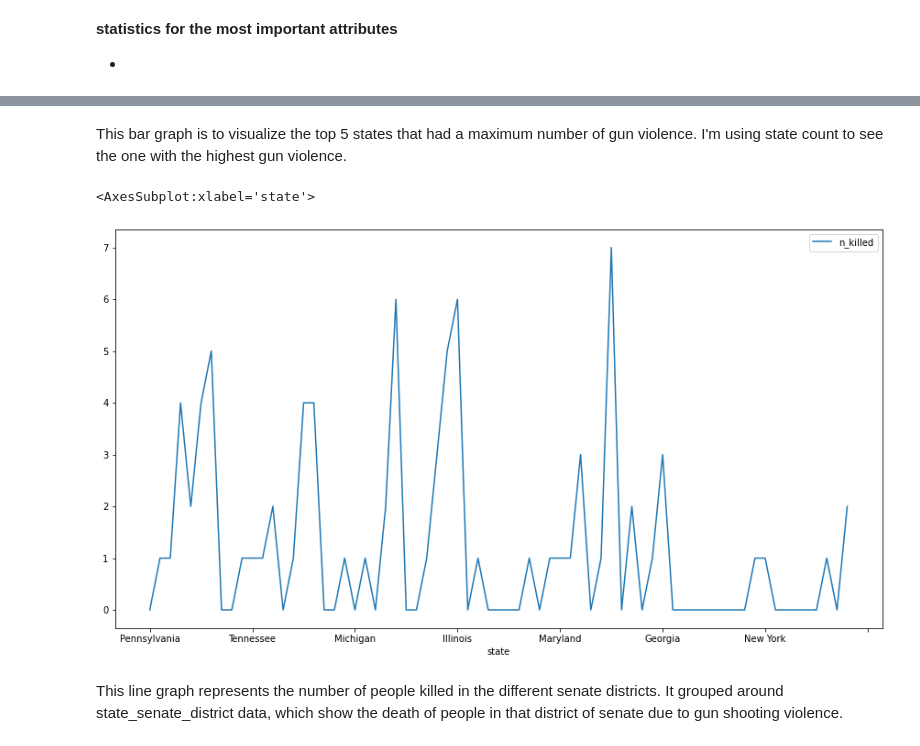
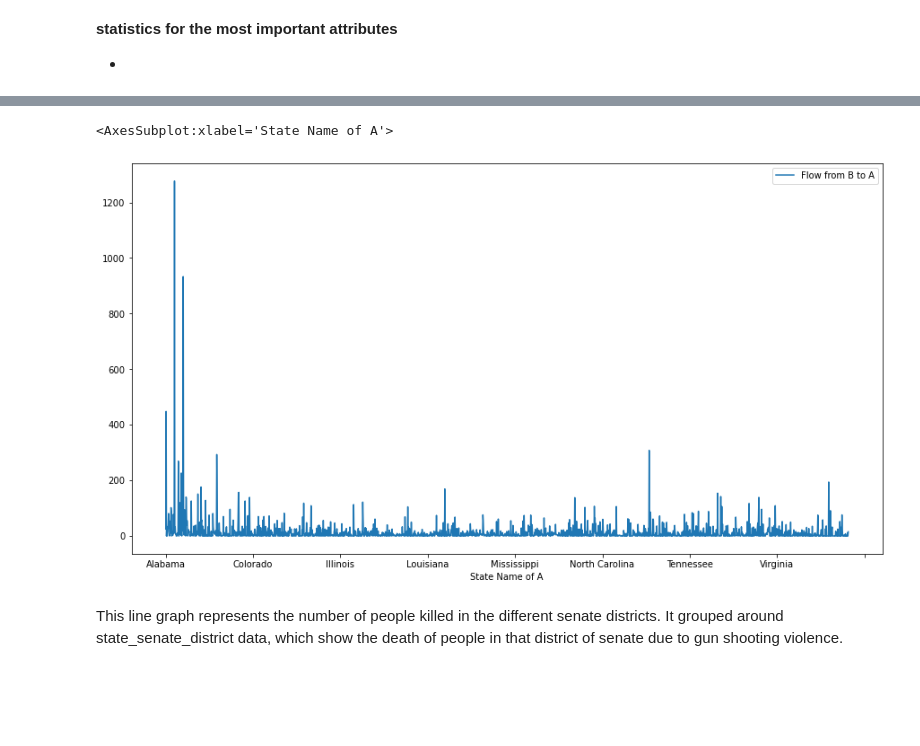
Before and after one commit to IKnowJuni/Senior-Project-Drexel, a Jupyter notebook: Census County to County Migration/Exploratory Data Analysis on Census County to County Migration Data.ipynb, the cells around one changed output, grey strips where cells are left out. Drawn from its saved outputs; the diff is of its cells as text; code cells hidden in the pictures; blank space fills up the shorter version.

```diff
--- a/Census County to County Migration/Exploratory Data Analysis on Census County to County Migration Data.ipynb
+++ b/Census County to County Migration/Exploratory Data Analysis on Census County to County Migration Data.ipynb
@@ -29,2 +25,4 @@ FileNotFoundError: [Errno 2] No such file or directory: 'alldata.xlsx'
+# %%
+df = pd.read_csv('C:/Users/JunaidAsim/Projects/Migration Data/inoutnetgross/combined_file.csv')
 # %%
 df1 = df.copy()
@@ -40,2 +28,0 @@ df1.head(5)
-# %%
-df1 = df1.iloc[2:]
@@ -244,9 +236,3 @@ gun_violencedf.describe(include = ['O'])
 **statistics for the most important attributes**
 
 -
-# %%
-df1['date'] = pd.to_datetime(gun_violencedf['date'])
-gun_violencedf["day"] = gun_violencedf["date"].dt.day
-gun_violencedf["month"] = gun_violencedf["date"].dt.month
-gun_violencedf['year'] = gun_violencedf['date'].dt.year
-year = gun_violencedf.groupby(['year'])['n_killed','n_injured'].agg('sum')
@@ -283,11 +239,9 @@ go.Figure(data = data)
-# %% [markdown]
-This bar graph is to visualize the top 5 states that had a maximum number of gun violence. I'm using state count to see the one with the highest gun violence.
 # %%
-house = gun_violencedf.groupby('state_senate_district').head(1)
-house.plot(x = 'state', y = 'n_killed', figsize = (15,8))
+h = df1.groupby('County Name of A').head(1)
+h.plot(x = 'State Name of A', y = 'Flow from B to A', figsize = (15,8))
 # %% [output]
-<AxesSubplot:xlabel='state'>
+<AxesSubplot:xlabel='State Name of A'>
-[figure, old version]
+[figure, new version]
 # %% [markdown]
 This line graph represents the number of people killed in the different senate districts. It grouped around state_senate_district data, which show the death of people in that district of senate due to gun shooting violence.
 # %% [markdown]
```
Also changed, not shown: parts of 33 cells of this notebook.
